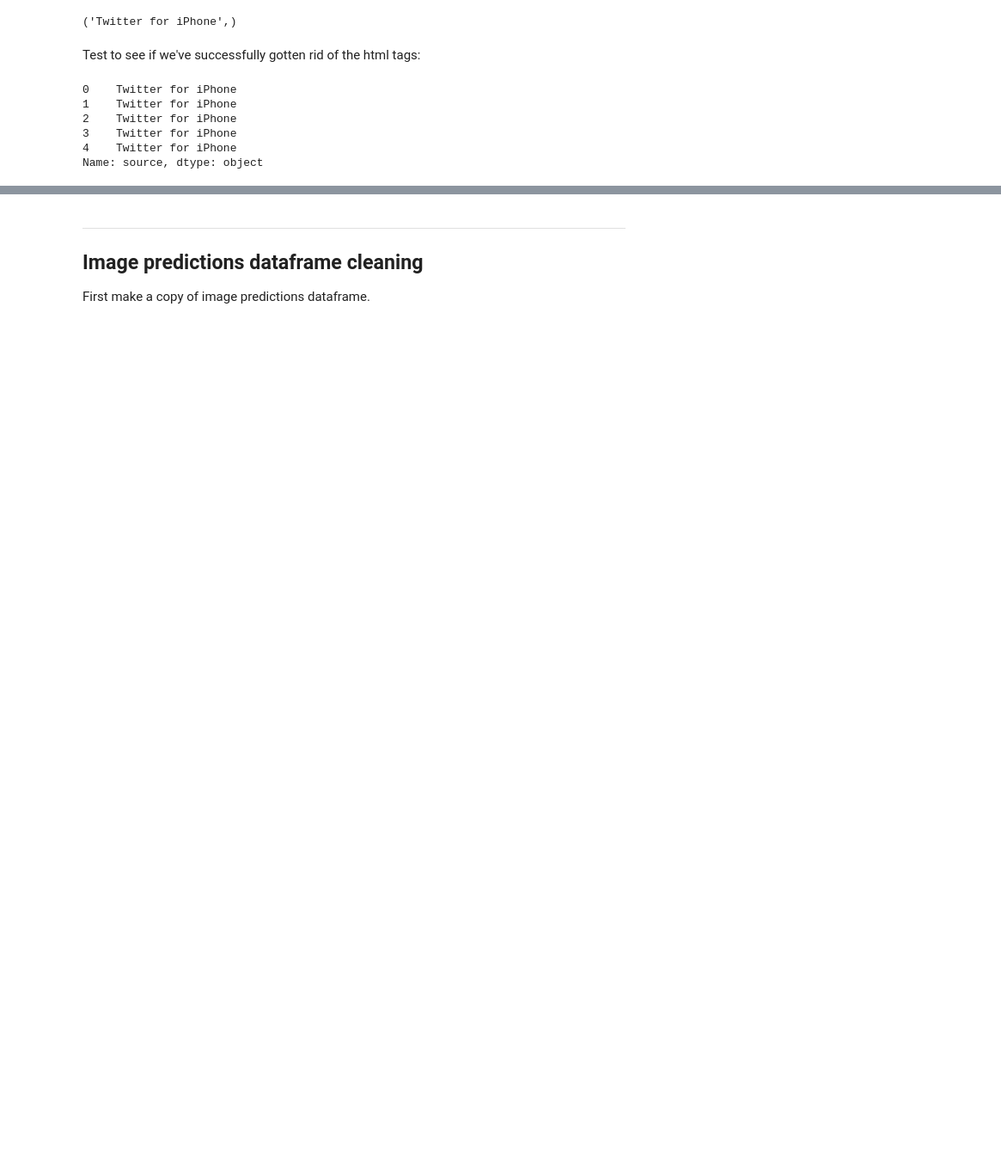
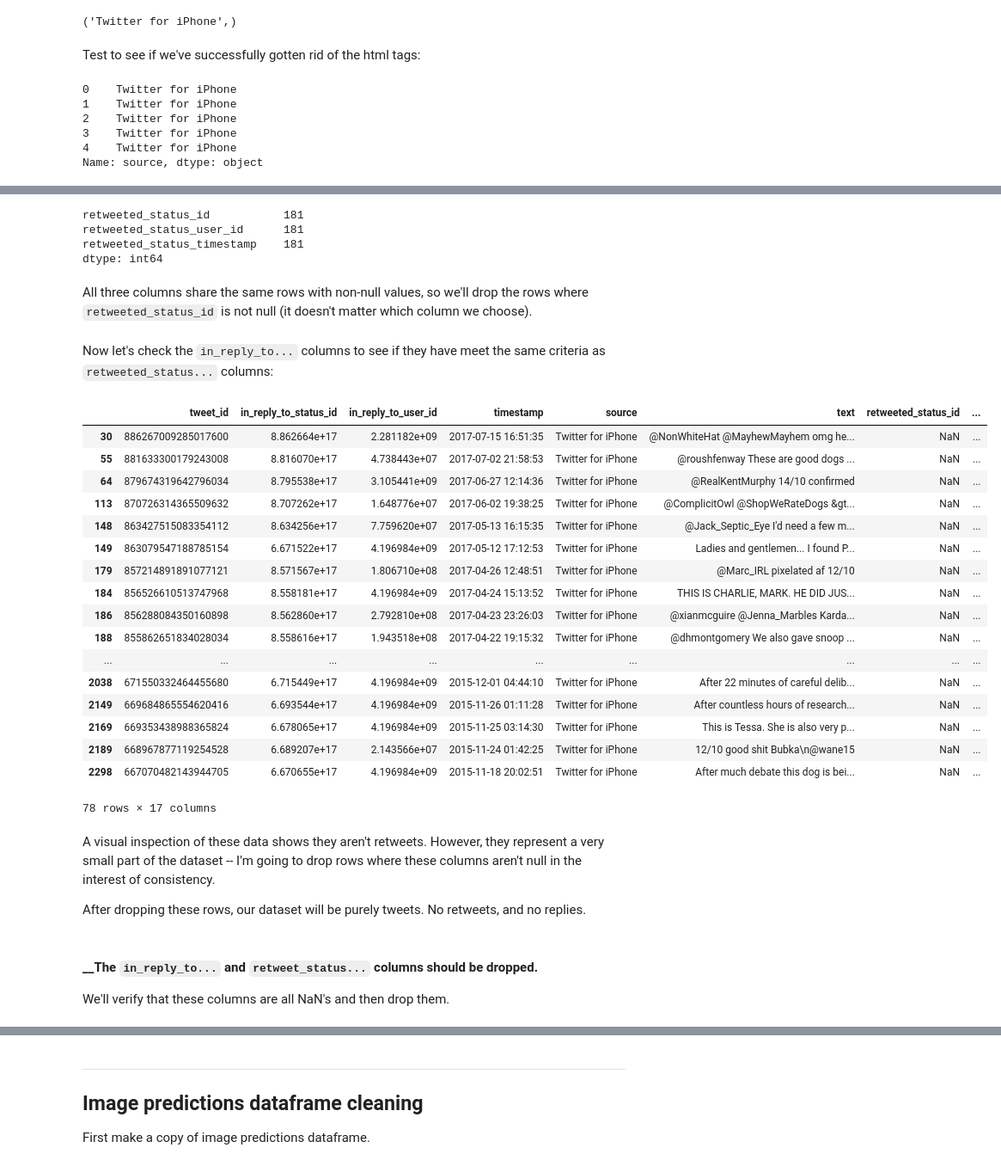
Before and after one commit to luketibbott/weratedogs, a Jupyter notebook: we-rate-dogs-wrangle.ipynb, the cells around one changed output, grey strips where cells are left out. Shown at 86% size. Drawn from its saved outputs; the diff is of its cells as text; code cells hidden in the pictures; blank space fills up the shorter version.

Commit message:
Clean retweets/replies

```diff
--- a/we-rate-dogs-wrangle.ipynb
+++ b/we-rate-dogs-wrangle.ipynb
@@ -149 +129,3 @@ df.head(20)
+# %%
+df_clean = ea.copy()
 # %%
@@ -305,3 +284 @@ First copy the tweets dataframe before we do anything to it.
-# %%
-df_clean = df.copy()
 # %% [markdown]
@@ -395,0 +373,39 @@ Name: source, dtype: object
+# %%
+df_clean[['retweeted_status_id', 'retweeted_status_user_id',
+         'retweeted_status_timestamp']].notnull().sum()
+# %% [output]
+retweeted_status_id           181
+retweeted_status_user_id      181
+retweeted_status_timestamp    181
+dtype: int64
+# %% [markdown]
+All three columns share the same rows with non-null values, so we'll drop the rows where `retweeted_status_id` is not null (it doesn't matter which column we choose).
+# %%
+df_clean = df_clean[df_clean['retweeted_status_id'].isnull()]
+# %% [markdown]
+Now let's check the `in_reply_to...` columns to see if they have meet the same criteria as `retweeted_status...` columns:
+# %%
+df_clean[df_clean['in_reply_to_status_id'].notnull()]
+# %% [output]
+|  | tweet_id | in_reply_to_status_id | in_reply_to_user_id | timestamp | source | text | retweeted_status_id | ... |
+| 30 | 886267009285017600 | 8.862664e+17 | 2.281182e+09 | 2017-07-15 16:51:35 | Twitter for iPhone | @NonWhiteHat @MayhewMayhem omg he... | NaN | ... |
+| 55 | 881633300179243008 | 8.816070e+17 | 4.738443e+07 | 2017-07-02 21:58:53 | Twitter for iPhone | @roushfenway These are good dogs ... | NaN | ... |
+| 64 | 879674319642796034 | 8.795538e+17 | 3.105441e+09 | 2017-06-27 12:14:36 | Twitter for iPhone | @RealKentMurphy 14/10 confirmed | NaN | ... |
+| 113 | 870726314365509632 | 8.707262e+17 | 1.648776e+07 | 2017-06-02 19:38:25 | Twitter for iPhone | @ComplicitOwl @ShopWeRateDogs &gt... | NaN | ... |
+| 148 | 863427515083354112 | 8.634256e+17 | 7.759620e+07 | 2017-05-13 16:15:35 | Twitter for iPhone | @Jack_Septic_Eye I'd need a few m... | NaN | ... |
+| 149 | 863079547188785154 | 6.671522e+17 | 4.196984e+09 | 2017-05-12 17:12:53 | Twitter for iPhone | Ladies and gentlemen... I found P... | NaN | ... |
+| 179 | 857214891891077121 | 8.571567e+17 | 1.806710e+08 | 2017-04-26 12:48:51 | Twitter for iPhone | @Marc_IRL pixelated af 12/10 | NaN | ... |
+| 184 | 856526610513747968 | 8.558181e+17 | 4.196984e+09 | 2017-04-24 15:13:52 | Twitter for iPhone | THIS IS CHARLIE, MARK. HE DID JUS... | NaN | ... |
+| 186 | 856288084350160898 | 8.562860e+17 | 2.792810e+08 | 2017-04-23 23:26:03 | Twitter for iPhone | @xianmcguire @Jenna_Marbles Karda... | NaN | ... |
+| 188 | 855862651834028034 | 8.558616e+17 | 1.943518e+08 | 2017-04-22 19:15:32 | Twitter for iPhone | @dhmontgomery We also gave snoop ... | NaN | ... |
+| ... | ... | ... | ... | ... | ... | ... | ... | ... |
+| 2038 | 671550332464455680 | 6.715449e+17 | 4.196984e+09 | 2015-12-01 04:44:10 | Twitter for iPhone | After 22 minutes of careful delib... | NaN | ... |
+| 2149 | 669684865554620416 | 6.693544e+17 | 4.196984e+09 | 2015-11-26 01:11:28 | Twitter for iPhone | After countless hours of research... | NaN | ... |
+| 2169 | 669353438988365824 | 6.678065e+17 | 4.196984e+09 | 2015-11-25 03:14:30 | Twitter for iPhone | This is Tessa. She is also very p... | NaN | ... |
+| 2189 | 668967877119254528 | 6.689207e+17 | 2.143566e+07 | 2015-11-24 01:42:25 | Twitter for iPhone | 12/10 good shit Bubka\n@wane15 | NaN | ... |
+| 2298 | 667070482143944705 | 6.670655e+17 | 4.196984e+09 | 2015-11-18 20:02:51 | Twitter for iPhone | After much debate this dog is bei... | NaN | ... |
+78 rows × 17 columns
+# %% [markdown]
+A visual inspection of these data shows they aren't retweets. However, they represent a very small part of the dataset -- I'm going to drop rows where these columns aren't null in the interest of consistency.
+
+After dropping these rows, our dataset will be purely tweets. No retweets, and no replies.
@@ -395,0 +414,4 @@ Name: source, dtype: object
+# %% [markdown]
+#### __The `in_reply_to...` and `retweet_status...` columns should be dropped.
+
+We'll verify that these columns are all NaN's and then drop them.
```
Also changed, not shown: parts of 20 cells of this notebook.
